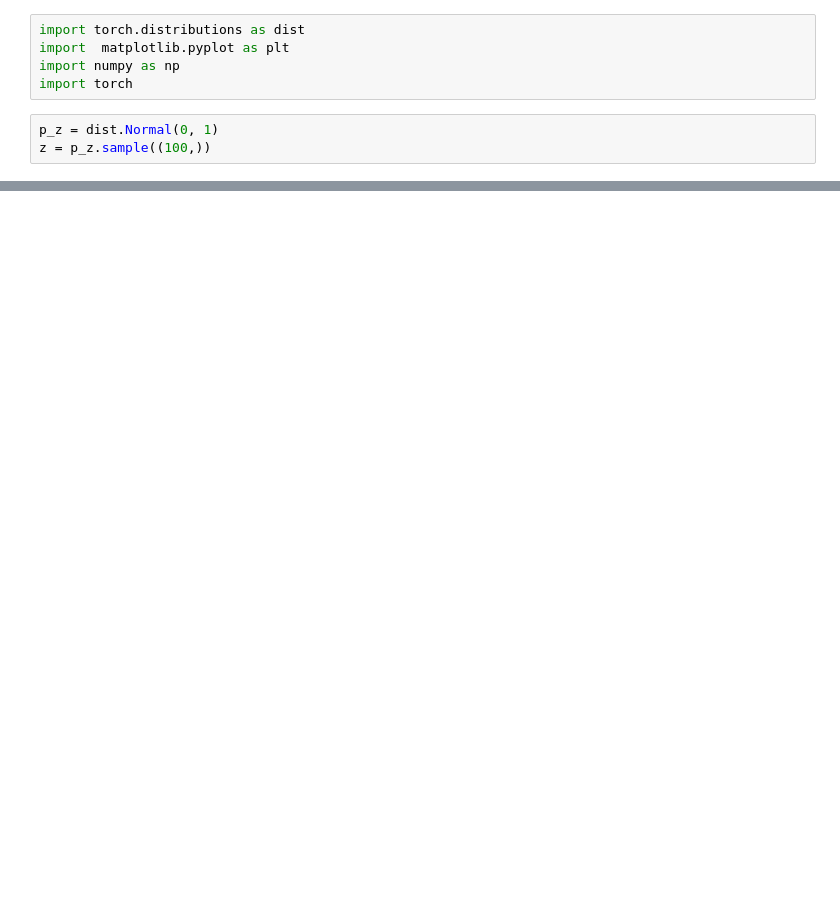
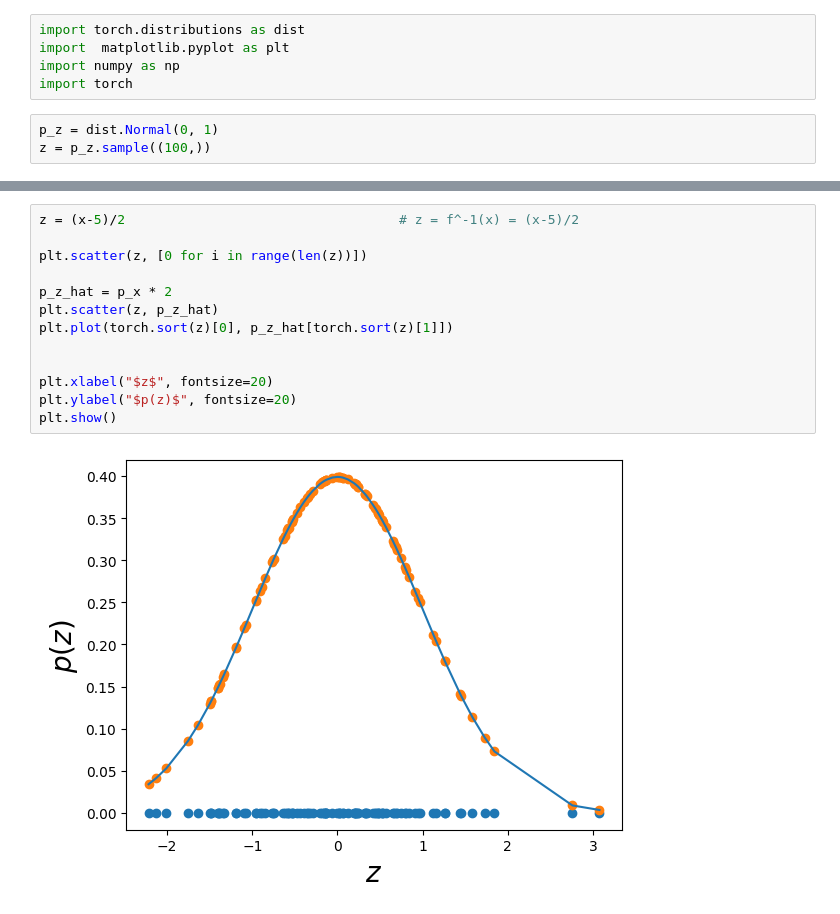
Before and after one commit to tayfununal/PyTorch, a Jupyter notebook: 1d_nf_work.ipynb, the cells around one changed output, grey strips where cells are left out. Drawn from its saved outputs; the diff is of its cells as text; blank space fills up the shorter version.

```diff
--- a/1d_nf_work.ipynb
+++ b/1d_nf_work.ipynb
@@ -57,0 +62,15 @@ plt.plot(torch.sort(x)[0], p_x[torch.sort(x)[1]])
+# %%
+z = (x-5)/2                                   # z = f^-1(x) = (x-5)/2
+
+plt.scatter(z, [0 for i in range(len(z))])
+
+p_z_hat = p_x * 2
+plt.scatter(z, p_z_hat)
+plt.plot(torch.sort(z)[0], p_z_hat[torch.sort(z)[1]])
+
+
+plt.xlabel("$z$", fontsize=20)
+plt.ylabel("$p(z)$", fontsize=20)
+plt.show()
+# %% [output]
+[figure, added]
```
Also changed, not shown: parts of 4 cells of this notebook.
